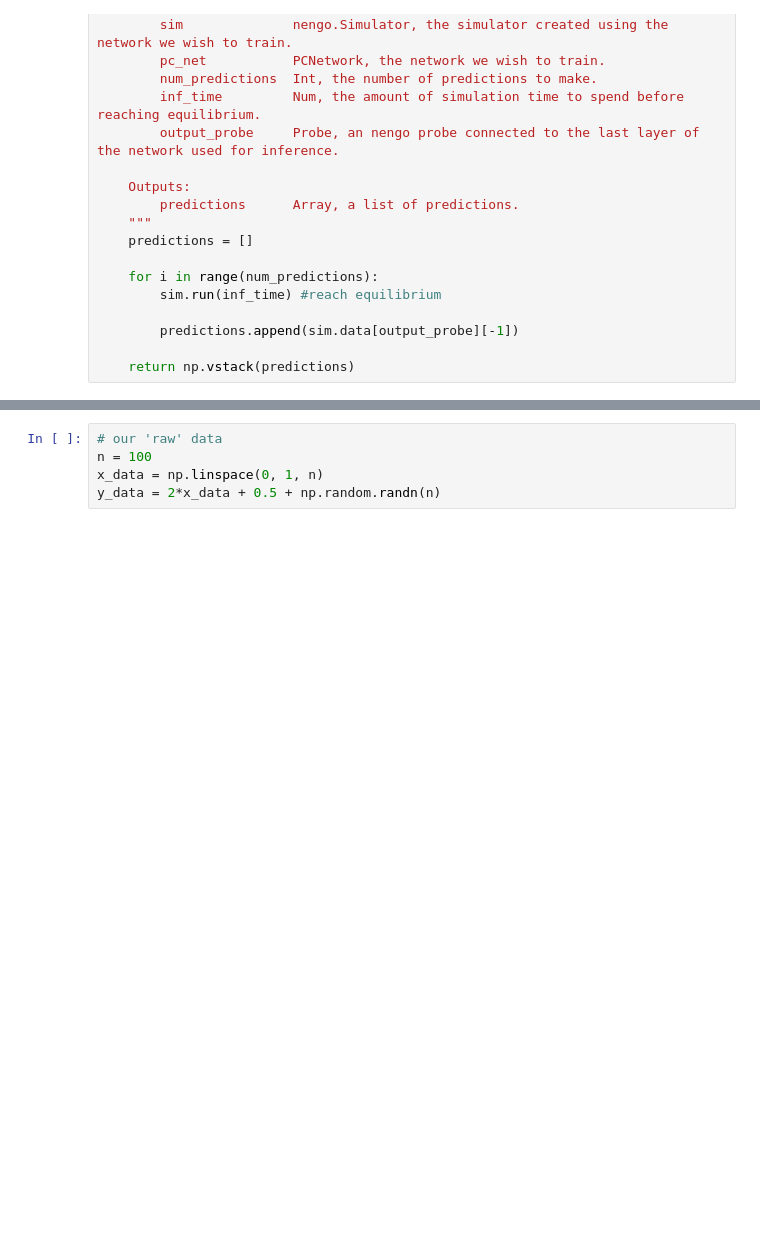
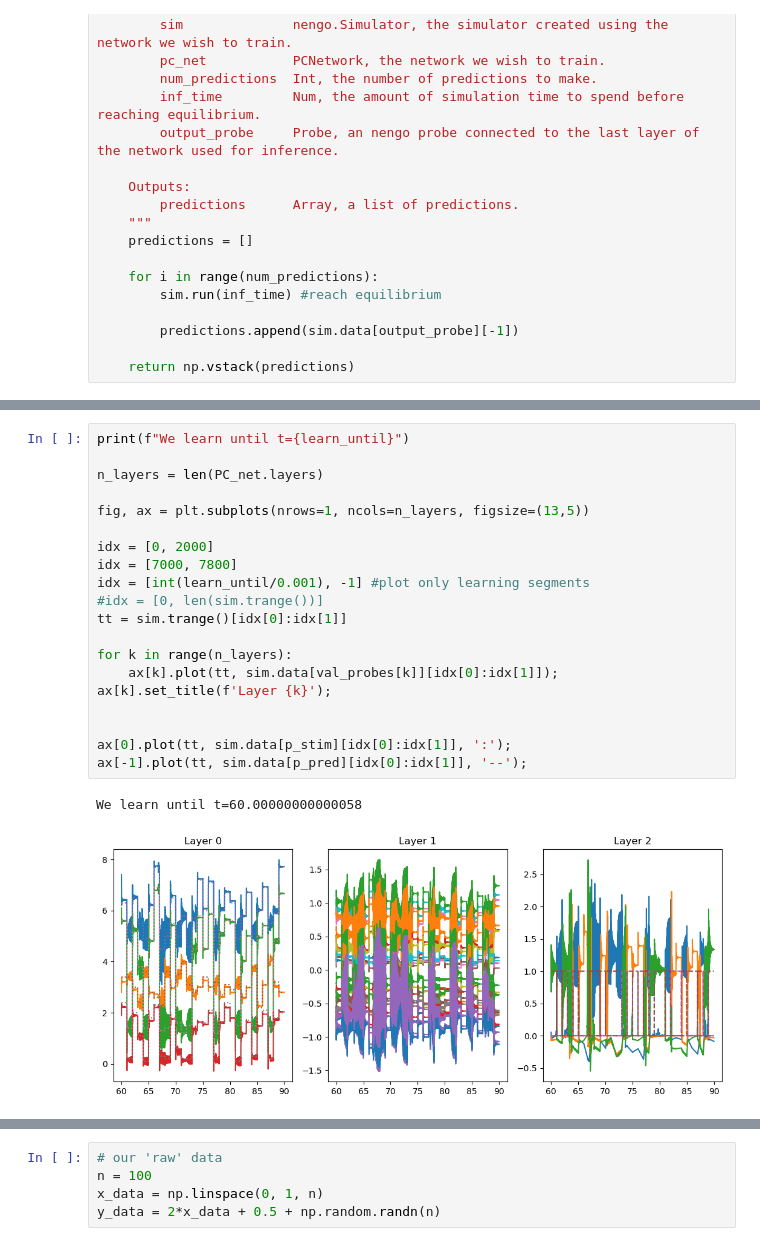
Before and after one commit to jorchard/pc_nengo, a Jupyter notebook: predictive_coding.ipynb, the cells around one changed output, grey strips where cells are left out. Cells and saved outputs as stored; diff of their text form; blank space fills up the shorter version.

```diff
--- a/predictive_coding.ipynb
+++ b/predictive_coding.ipynb
@@ -633,0 +704,22 @@ with nengo.Network() as net:
+# %%
+print(f"We learn until t={learn_until}")
+
+n_layers = len(PC_net.layers)
+
+fig, ax = plt.subplots(nrows=1, ncols=n_layers, figsize=(13,5))
+
+idx = [0, 2000]
+idx = [7000, 7800]
+idx = [int(learn_until/0.001), -1] #plot only learning segments
+#idx = [0, len(sim.trange())]
+tt = sim.trange()[idx[0]:idx[1]]
+
+for k in range(n_layers):
+    ax[k].plot(tt, sim.data[val_probes[k]][idx[0]:idx[1]]); ax[k].set_title(f'Layer {k}');
+
+
+ax[0].plot(tt, sim.data[p_stim][idx[0]:idx[1]], ':');
+ax[-1].plot(tt, sim.data[p_pred][idx[0]:idx[1]], '--');
+# %% [output]
+We learn until t=60.00000000000058
+[figure, added]
```
Also changed, not shown: parts of 20 cells of this notebook, 1 other file.
